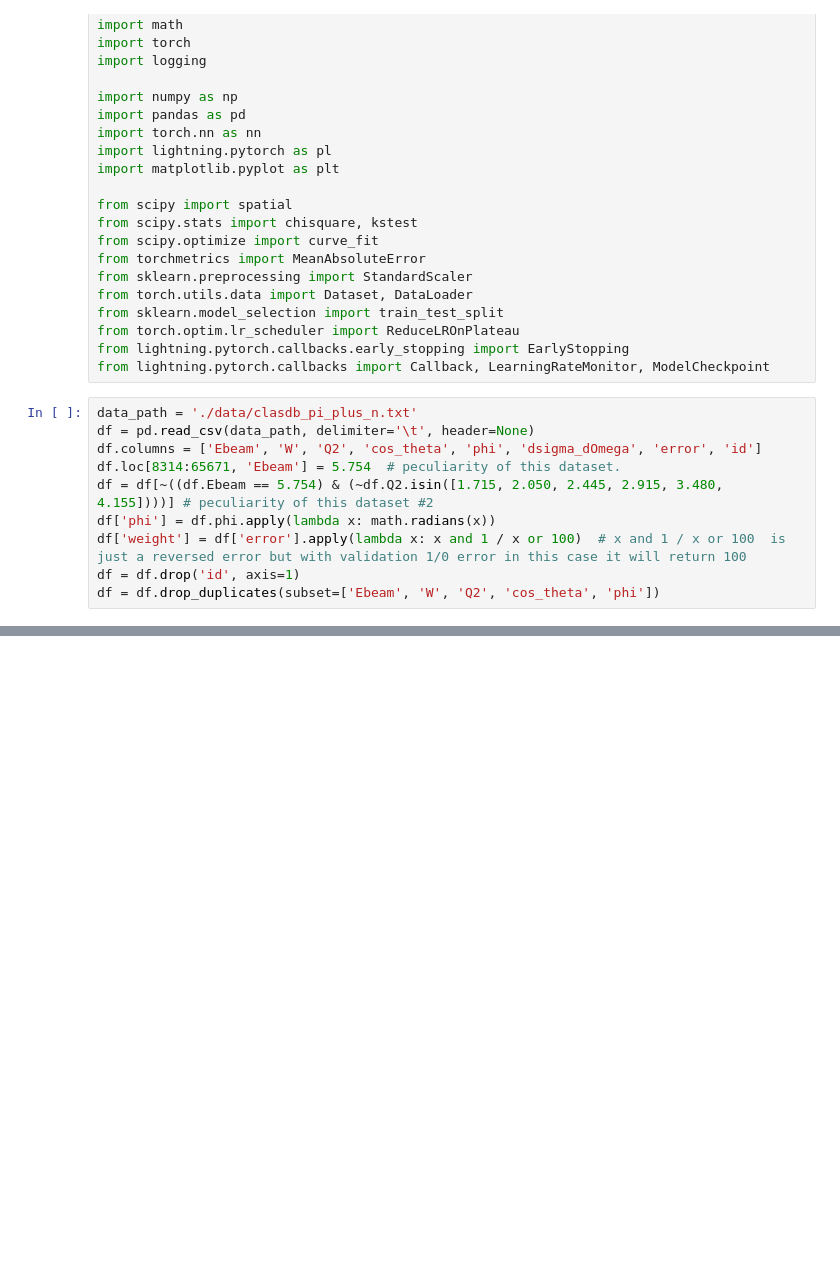
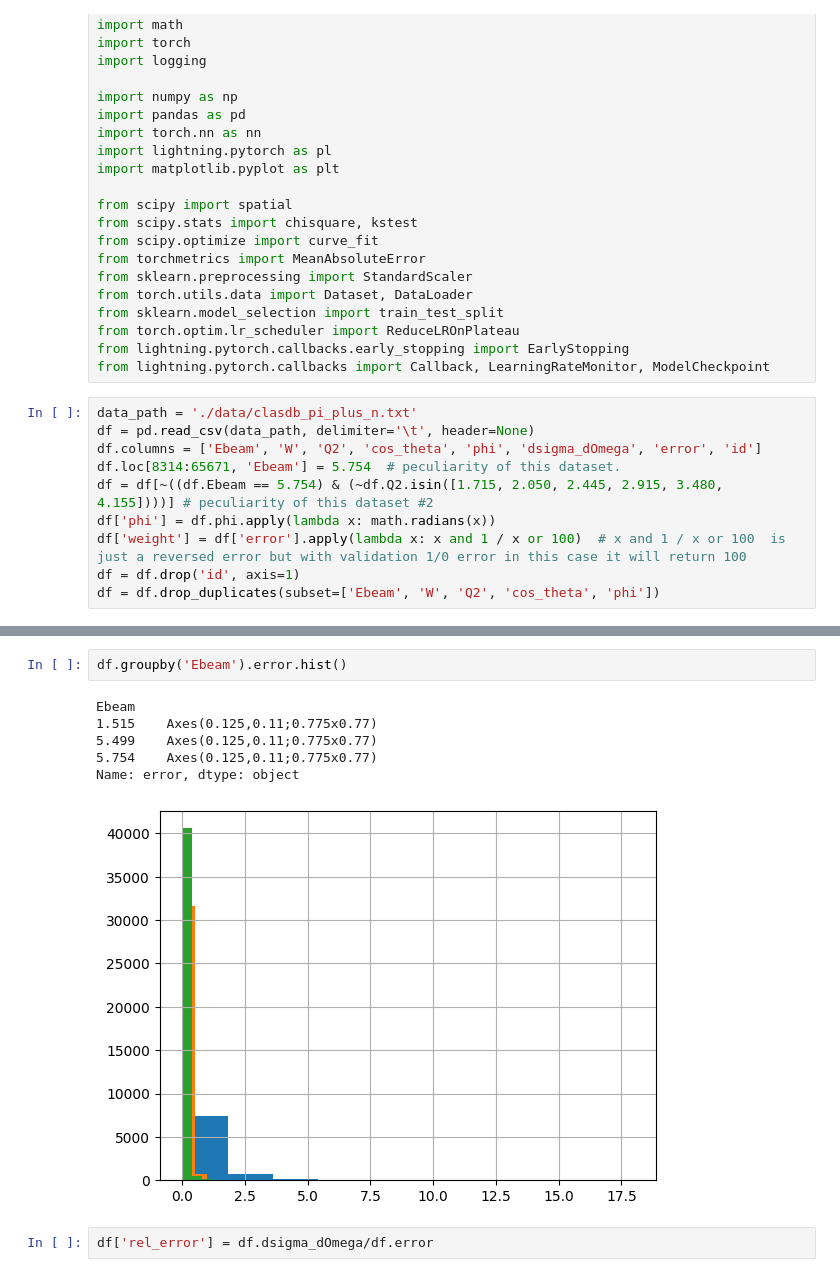
Before and after one commit to a-golda/MSU_interpol, a Jupyter notebook: SFCS.ipynb, the cells around one changed output, grey strips where cells are left out. Saved outputs shown, nothing was run; the diff lists cells and outputs as text; blank space fills up the shorter version.

```diff
--- a/SFCS.ipynb
+++ b/SFCS.ipynb
@@ -81,0 +61,11 @@ from torchmetrics import MeanAbsoluteError, MeanSquaredError, RootMeanSquaredErr
+# %%
+df.groupby('Ebeam').error.hist()
+# %% [output]
+Ebeam
+1.515    Axes(0.125,0.11;0.775x0.77)
+5.499    Axes(0.125,0.11;0.775x0.77)
+5.754    Axes(0.125,0.11;0.775x0.77)
+Name: error, dtype: object
+[figure, added]
+# %%
+df['rel_error'] = df.dsigma_dOmega/df.error
```
Also changed, not shown: parts of 10 cells of this notebook, 2 other files.
